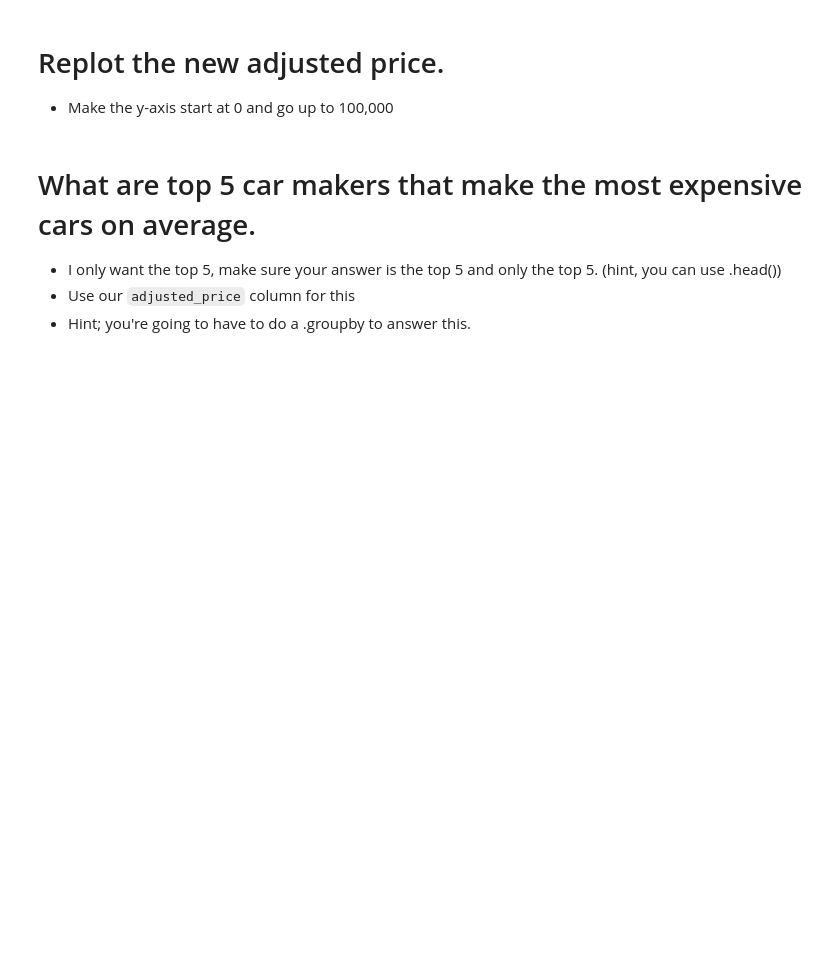
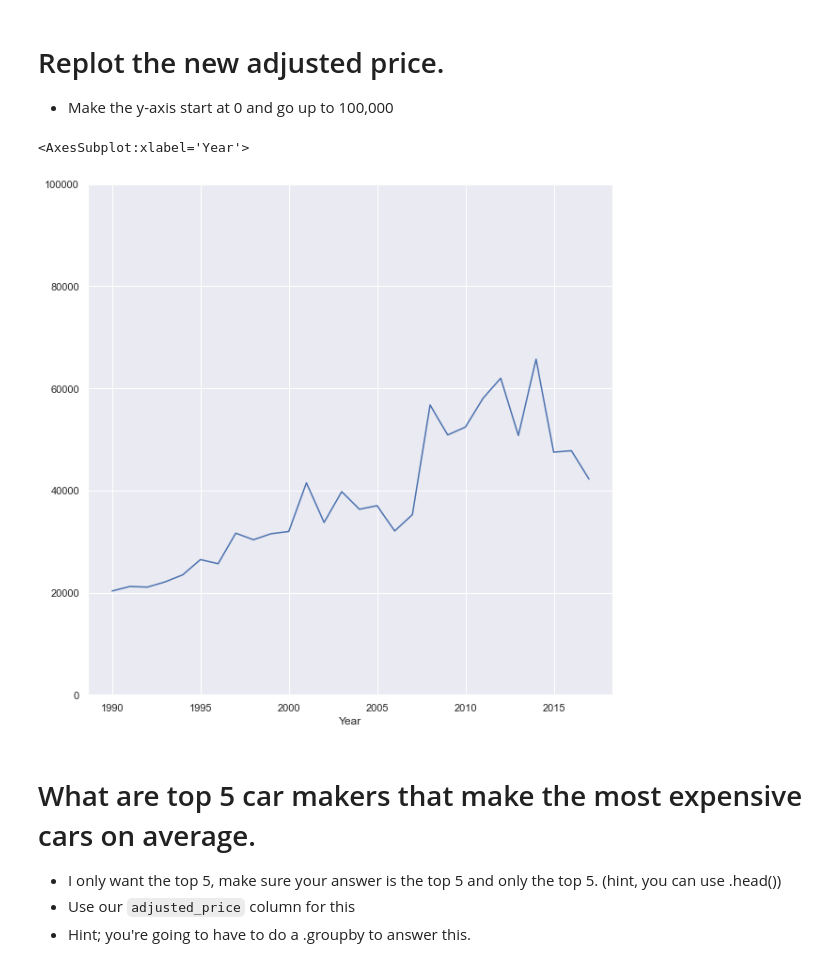
Before and after one commit to DavidGuzman1999/2021-fall-data-science, a Jupyter notebook: Week-02-EDA/Exercise-EDA.ipynb, the cells around one changed output. Cells and saved outputs as stored; diff of their text form; code cells hidden in the pictures; blank space fills up the shorter version.

```diff
--- a/Week-02-EDA/Exercise-EDA.ipynb
+++ b/Week-02-EDA/Exercise-EDA.ipynb
@@ -70,6 +182,9 @@ Make a new column that is called `adjusted_price`, that contains all prices, how
    * Hint; you might need to use our old friend `np.where`
 # %%
 # Make a column where is 10 when year is less than 2000, else 1.
-
-
+year_condition = df['Year'] <=2000
+df['price_adjuster'] = np.where(year_condition,10, 1)
+df[year_condition]
 # Multiply the MSRP by the price adjuster.
+df['adjusted_price'] = df.MSRP*df.price_adjuster
+df[year_condition]#seeing the new adjusted_price in action
@@ -81,3 +208,11 @@ Make a new column that is called `adjusted_price`, that contains all prices, how
+# %%
+# Plot new prices
+car_MSRP = df.groupby('Year')['adjusted_price'].mean()
+
+car_MSRP.plot(kind='line', x='Year', y='adjusted_price',figsize=(10,10), ylim=[0,100000])
+# %% [output]
+<AxesSubplot:xlabel='Year'>
+[figure, added]
 # %% [markdown]
 # What are top 5 car makers that make the most expensive cars on average.
 * I only want the top 5, make sure your answer is the top 5 and only the top 5. (hint, you can use .head())
```
Also changed, not shown: parts of 37 cells of this notebook, 2 other files.
